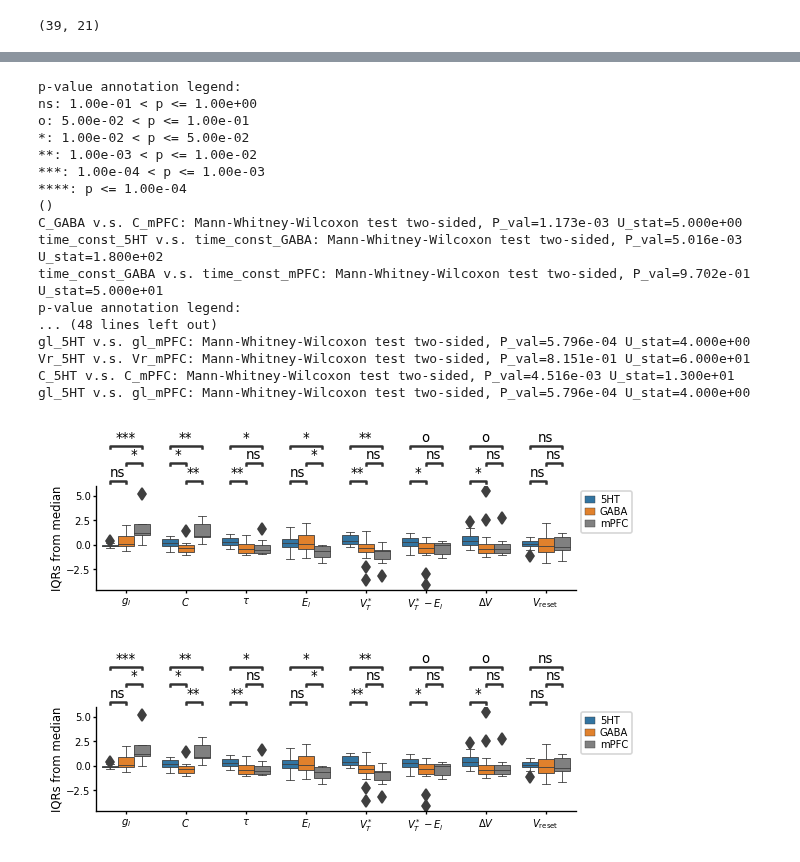
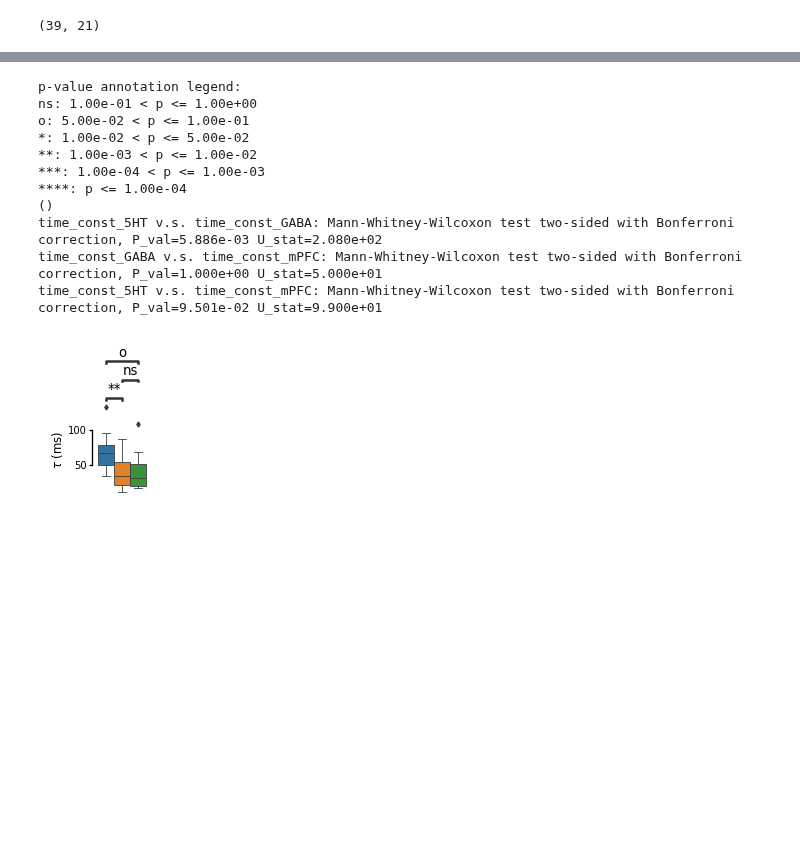
Before and after one commit to nauralcodinglab/raphegif, a Jupyter notebook: figs/scripts/writeup/single_neuron_model_parameter_comparison.ipynb, the cells around one changed output, grey strips where cells are left out. Drawn from its saved outputs; the diff is of its cells as text; code cells hidden in the pictures; blank space fills up the shorter version.

```diff
--- a/figs/scripts/writeup/single_neuron_model_parameter_comparison.ipynb
+++ b/figs/scripts/writeup/single_neuron_model_parameter_comparison.ipynb
@@ -142,9 +114,0 @@ params_cleaned.loc[np.log10(-outlier_detector.negative_outlier_factor_) > outlie
-# %%
-params_cleaned.drop(
-    index=cell_types[np.log10(-outlier_detector.negative_outlier_factor_) > 4.].index,
-    inplace=True
-)
-cell_types.drop(
-    index=cell_types[np.log10(-outlier_detector.negative_outlier_factor_) > 4.].index,
-    inplace=True
-)
@@ -160,2 +114,0 @@ Index([u'C', u'DV', u'El', u'Vr', u'Vt_star', u'eta_10.0', u'eta_100.0',
-# %%
-params_cleaned.drop(columns='cell_type', inplace=True)
@@ -554,2 +177,2 @@ def build_comparisons_list(x, hue):
-# %%
-pvalue_thresholds = [[1e-4, '****'], [1e-3, '***'], [1e-2, '**'], [5e-2, '*'], [0.1, 'o'], [1., 'ns']]
+# %%
+figsize=(1, 1.2)
@@ -556,59 +277,50 @@ pvalue_thresholds = [[1e-4, '****'], [1e-3, '***'], [1e-2, '**'], [5e-2, '*'], [
 # %%
-plt.figure(figsize=(5, 1.5))
-ax = sns.boxplot(
+plt.figure(figsize=figsize)
+
+gamma_ax = plt.subplot(111)
+sns.boxplot(
     x='variable', y='value', hue='cell_type',
-    data=pd.concat([rescaled_nonparametric, cell_types], axis=1).melt(id_vars='cell_type'),
-    order = ['gl', 'C', 'time_const', 'El', 'Vt_star', 'thresh_dist', 'DV', 'Vr'],
-    hue_order=['5HT', 'GABA', 'mPFC'],
-    palette=[colors['ser'], colors['som'], colors['pyr']]
+    data=pd.concat([params_cleaned, cell_types], axis=1).melt(id_vars='cell_type'),
+    order = ['time_const'],
+    fliersize=2
 )
 add_stat_annotation(
-    ax,
+    gamma_ax,
     x='variable', y='value', hue='cell_type',
-    data=pd.concat([rescaled_nonparametric, cell_types], axis=1).melt(id_vars='cell_type'),
-    order = ['gl', 'C', 'time_const', 'El', 'Vt_star', 'thresh_dist', 'DV', 'Vr'],
-    box_pairs=build_comparisons_list(
-        ['gl', 'C', 'time_const', 'El', 'Vt_star', 'thresh_dist', 'DV', 'Vr'],
-        ['5HT', 'mPFC', 'GABA']
-    ),
+    data=pd.concat([params_cleaned, cell_types], axis=1).melt(id_vars='cell_type'),
+    order = ['time_const'],
     loc='outside',
     test='Mann-Whitney',
+    comparisons_correction='bonferroni',
     pvalue_thresholds=pvalue_thresholds,
-    comparisons_correction=None
+    box_pairs = [
+        (('time_const', '5HT'), ('time_const', 'GABA')),
+        (('time_const', 'mPFC'), ('time_const', 'GABA')),
+        (('time_const', '5HT'), ('time_const', 'mPFC'))
+    ]
 )
-tick_locs, _ = plt.xticks()
-plt.xticks(
-    tick_locs,
-    ['$g_l$', '$C$', r'$\tau$', '$E_l$', '$V_T^*$', '$V_T^* - E_l$', '$\Delta V$', '$V_\mathrm{reset}$']
-)
+plt.ylabel(r'$\tau$ (ms)')
+pltools.hide_border('trb', trim=True)
 plt.xlabel('')
-plt.ylabel('IQRs from median')
-pltools.hide_border('tr')
-plt.legend(bbox_to_anchor=(1, 1))
+plt.xticks([])
+plt.gca().get_legend().remove()
 
-plt.subplots_adjust(left=0.1, bottom=0.12, right=0.9, top=0.7)
+plt.subplots_adjust(left=0.45, top=0.7, bottom=0.05, right=0.95)
 
 if IMG_PATH is not None:
-    plt.savefig(os.path.join(IMG_PATH, 'scalar_params.png'))
-    plt.savefig(os.path.join(IMG_PATH, 'scalar_params.svg'))
+    plt.savefig(os.path.join(IMG_PATH, 'time_const.png'))
+    plt.savefig(os.path.join(IMG_PATH, 'time_const.svg'))
 # %% [output]
 p-value annotation legend:
 ns: 1.00e-01 < p <= 1.00e+00
 o: 5.00e-02 < p <= 1.00e-01
 *: 1.00e-02 < p <= 5.00e-02
 **: 1.00e-03 < p <= 1.00e-02
 ***: 1.00e-04 < p <= 1.00e-03
 ****: p <= 1.00e-04
 ()
-C_GABA v.s. C_mPFC: Mann-Whitney-Wilcoxon test two-sided, P_val=1.173e-03 U_stat=5.000e+00
-time_const_5HT v.s. time_const_GABA: Mann-Whitney-Wilcoxon test two-sided, P_val=5.016e-03 U_stat=1.800e+02
-time_const_GABA v.s. time_const_mPFC: Mann-Whitney-Wilcoxon test two-sided, P_val=9.702e-01 U_stat=5.000e+01
-p-value annotation legend:
-... (48 lines left out)
-gl_5HT v.s. gl_mPFC: Mann-Whitney-Wilcoxon test two-sided, P_val=5.796e-04 U_stat=4.000e+00
-Vr_5HT v.s. Vr_mPFC: Mann-Whitney-Wilcoxon test two-sided, P_val=8.151e-01 U_stat=6.000e+01
-C_5HT v.s. C_mPFC: Mann-Whitney-Wilcoxon test two-sided, P_val=4.516e-03 U_stat=1.300e+01
-gl_5HT v.s. gl_mPFC: Mann-Whitney-Wilcoxon test two-sided, P_val=5.796e-04 U_stat=4.000e+00
+time_const_5HT v.s. time_const_GABA: Mann-Whitney-Wilcoxon test two-sided with Bonferroni correction, P_val=5.886e-03 U_stat=2.080e+02
+time_const_GABA v.s. time_const_mPFC: Mann-Whitney-Wilcoxon test two-sided with Bonferroni correction, P_val=1.000e+00 U_stat=5.000e+01
+time_const_5HT v.s. time_const_mPFC: Mann-Whitney-Wilcoxon test two-sided with Bonferroni correction, P_val=9.501e-02 U_stat=9.900e+01
-[figure, old version]
+[figure, new version]
-[figure, removed]
 # %%
```
Also changed, not shown: parts of 47 cells of this notebook.
